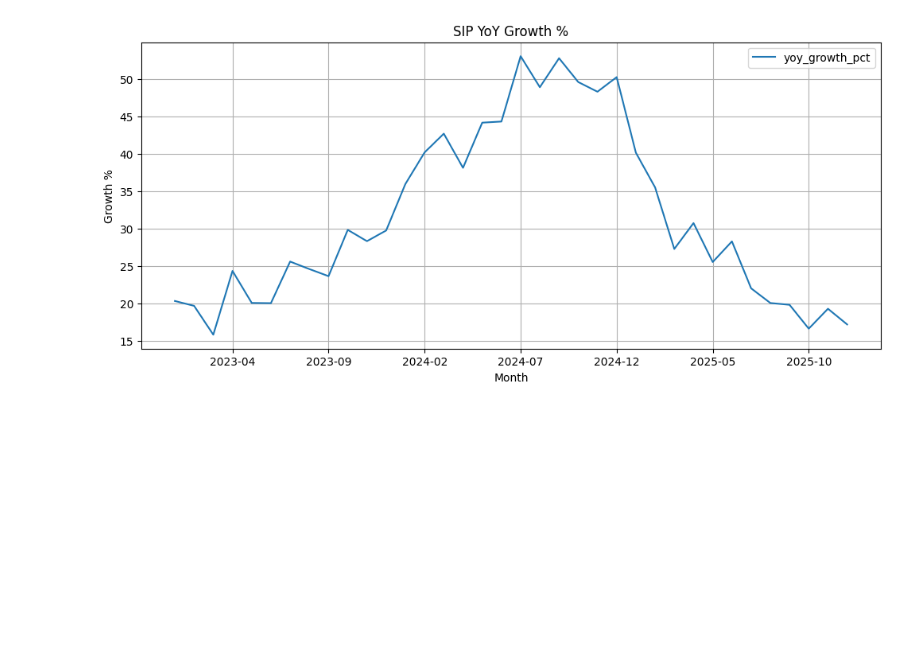
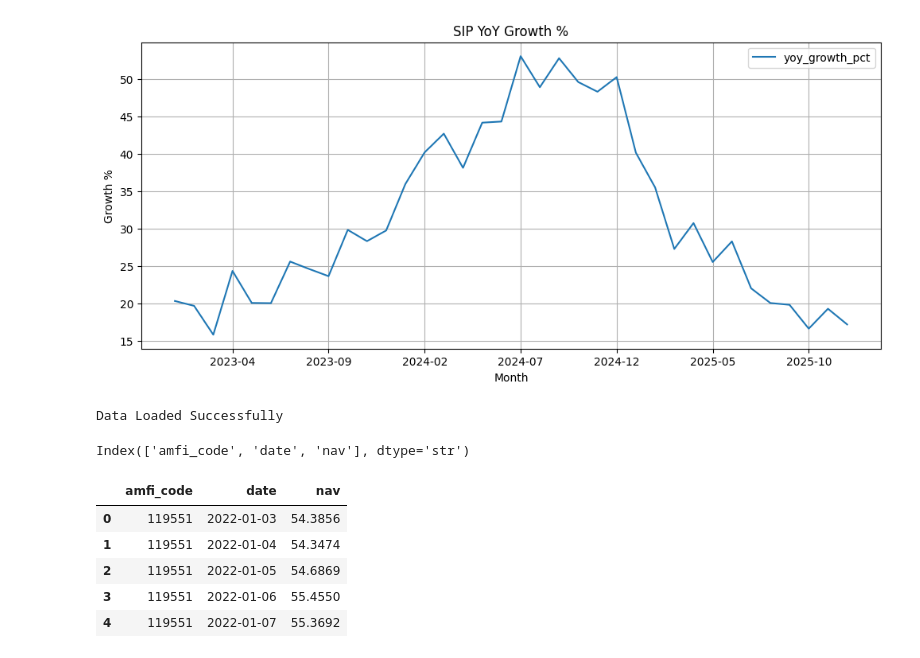
Before and after one commit to VaddeyrajuSaisiddartha/mutual-fund-analytics, a Jupyter notebook: notebooks/eda.ipynb, the cells around one changed output. Drawn from its saved outputs; the diff is of its cells as text; code cells hidden in the pictures; blank space fills up the shorter version.

```diff
--- a/notebooks/eda.ipynb
+++ b/notebooks/eda.ipynb
@@ -188,3 +188,32 @@ plt.grid(True)
 plt.show()
 # %% [output]
 [figure]
+# %%
+import pandas as pd
+import sqlite3
+
+conn = sqlite3.connect("../database/mutual_fund.db")
+
+funds = pd.read_sql("SELECT * FROM dim_fund", conn)
+nav = pd.read_sql("SELECT * FROM fact_nav", conn)
+aum = pd.read_sql("SELECT * FROM fact_aum", conn)
+sip = pd.read_sql("SELECT * FROM fact_sip", conn)
+
+conn.close()
+
+print("Data Loaded Successfully")
+# %% [output]
+Data Loaded Successfully
+# %%
+print(nav.columns)
+# %% [output]
+Index(['amfi_code', 'date', 'nav'], dtype='str')
+# %%
+nav.head()
+# %% [output]
+|  | amfi_code | date | nav |
+| 0 | 119551 | 2022-01-03 | 54.3856 |
+| 1 | 119551 | 2022-01-04 | 54.3474 |
+| 2 | 119551 | 2022-01-05 | 54.6869 |
+| 3 | 119551 | 2022-01-06 | 55.4550 |
+| 4 | 119551 | 2022-01-07 | 55.3692 |
```
Also changed, not shown: parts of 1 cell of this notebook.
